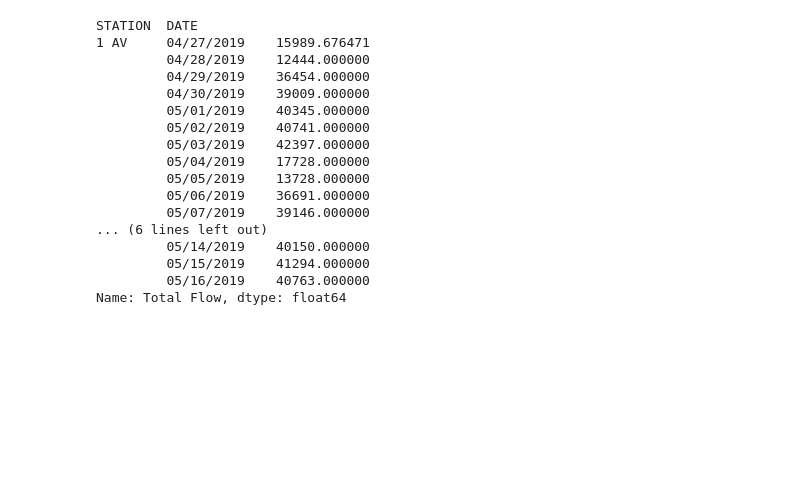
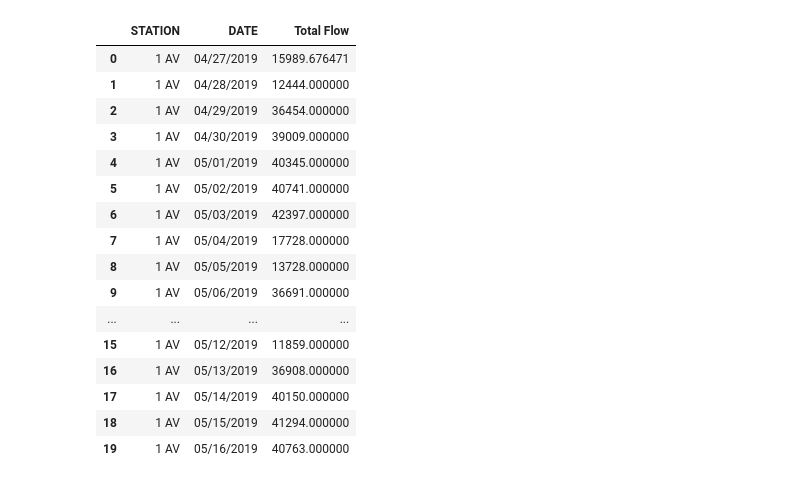
Before and after one commit to ejfeldman7/Metis_Project_1, a Jupyter notebook: mta_ridership_EF.ipynb, the cells around one changed output. Cells and saved outputs as stored; diff of their text form; code cells hidden in the pictures; blank space fills up the shorter version.

```diff
--- a/mta_ridership_EF.ipynb
+++ b/mta_ridership_EF.ipynb
@@ -84,24 +84,24 @@ df1.head()
 | 4 | A002 | R051 | 02-00-00 | 59 ST | NQR456W | BMT | 04/27/2019 | 16:00:00 | REGULAR | 7035651 | 2385020 | ... |
 # %%
 #Find daily sum for each STATION for each day of the week
-df1_daily = df1.groupby(['STATION','DATE'])['Total Flow'].sum()
+df1_daily = df1.groupby(['STATION','DATE'],as_index=False)['Total Flow'].sum()
 df1_daily.head(20)
 # %% [output]
-STATION  DATE
-1 AV     04/27/2019    15989.676471
-         04/28/2019    12444.000000
-         04/29/2019    36454.000000
-         04/30/2019    39009.000000
-         05/01/2019    40345.000000
-         05/02/2019    40741.000000
-         05/03/2019    42397.000000
-         05/04/2019    17728.000000
-         05/05/2019    13728.000000
-         05/06/2019    36691.000000
-         05/07/2019    39146.000000
-... (6 lines left out)
-         05/14/2019    40150.000000
-         05/15/2019    41294.000000
-         05/16/2019    40763.000000
-Name: Total Flow, dtype: float64
+|  | STATION | DATE | Total Flow |
+| 0 | 1 AV | 04/27/2019 | 15989.676471 |
+| 1 | 1 AV | 04/28/2019 | 12444.000000 |
+| 2 | 1 AV | 04/29/2019 | 36454.000000 |
+| 3 | 1 AV | 04/30/2019 | 39009.000000 |
+| 4 | 1 AV | 05/01/2019 | 40345.000000 |
+| 5 | 1 AV | 05/02/2019 | 40741.000000 |
+| 6 | 1 AV | 05/03/2019 | 42397.000000 |
+| 7 | 1 AV | 05/04/2019 | 17728.000000 |
+| 8 | 1 AV | 05/05/2019 | 13728.000000 |
+| 9 | 1 AV | 05/06/2019 | 36691.000000 |
+| ... | ... | ... | ... |
+| 15 | 1 AV | 05/12/2019 | 11859.000000 |
+| 16 | 1 AV | 05/13/2019 | 36908.000000 |
+| 17 | 1 AV | 05/14/2019 | 40150.000000 |
+| 18 | 1 AV | 05/15/2019 | 41294.000000 |
+| 19 | 1 AV | 05/16/2019 | 40763.000000 |
 # %%
```
Also changed, not shown: parts of 8 cells of this notebook.
